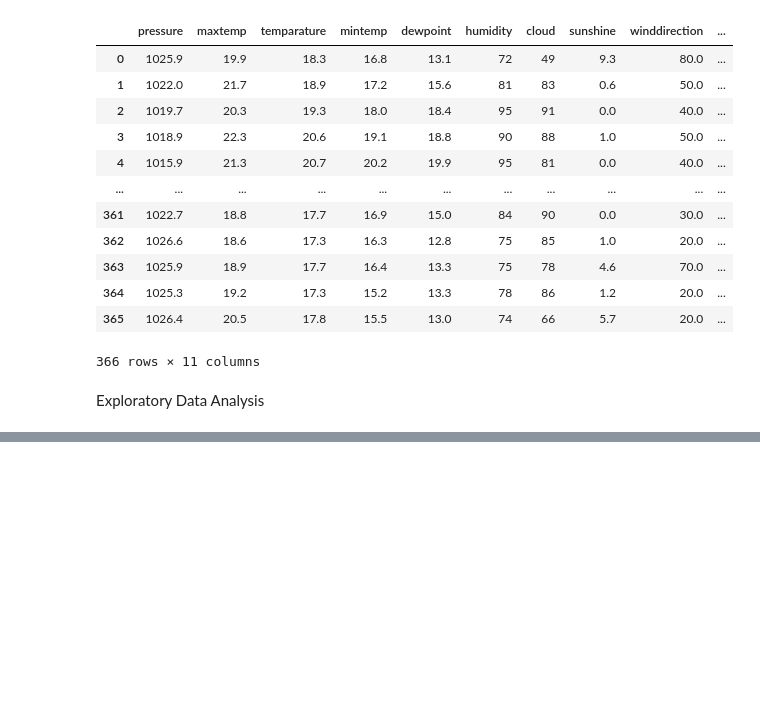
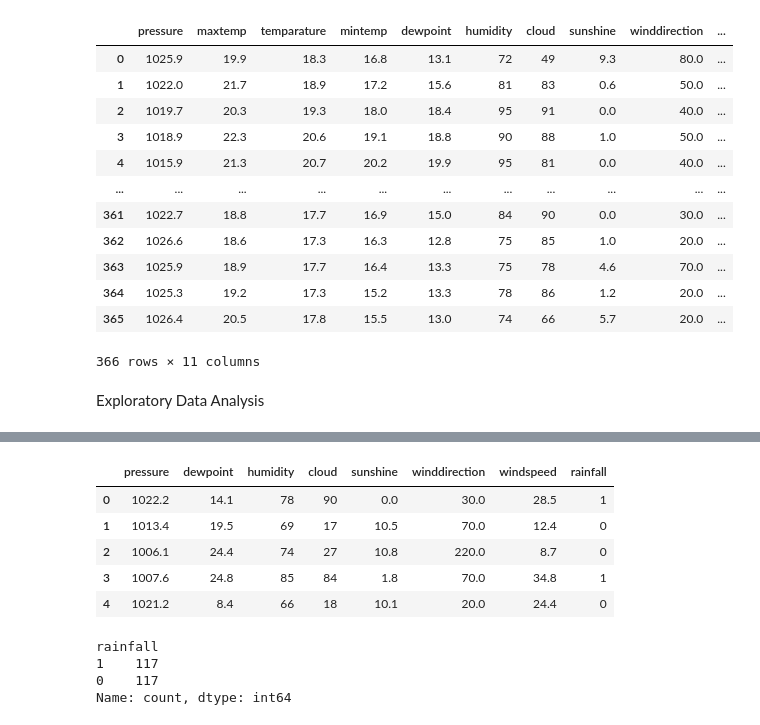
Before and after one commit to Raksha1729/Prediction_of_Rainfall_using_ML, a Jupyter notebook: prediction_model.ipynb, the cells around one changed output, grey strips where cells are left out. Cells and saved outputs as stored; diff of their text form; code cells hidden in the pictures; blank space fills up the shorter version.

```diff
--- a/prediction_model.ipynb
+++ b/prediction_model.ipynb
@@ -334,0 +396,19 @@ plt.show()
+# %%
+# shuffle the final dataframe
+df_downsampled = df_downsampled.sample(frac=1, random_state=42).reset_index(drop=True)
+# %%
+df_downsampled.head()
+# %% [output]
+|  | pressure | dewpoint | humidity | cloud | sunshine | winddirection | windspeed | rainfall |
+| 0 | 1022.2 | 14.1 | 78 | 90 | 0.0 | 30.0 | 28.5 | 1 |
+| 1 | 1013.4 | 19.5 | 69 | 17 | 10.5 | 70.0 | 12.4 | 0 |
+| 2 | 1006.1 | 24.4 | 74 | 27 | 10.8 | 220.0 | 8.7 | 0 |
+| 3 | 1007.6 | 24.8 | 85 | 84 | 1.8 | 70.0 | 34.8 | 1 |
+| 4 | 1021.2 | 8.4 | 66 | 18 | 10.1 | 20.0 | 24.4 | 0 |
+# %%
+df_downsampled["rainfall"].value_counts()
+# %% [output]
+rainfall
+1    117
+0    117
+Name: count, dtype: int64
```
Also changed, not shown: parts of 34 cells of this notebook.
